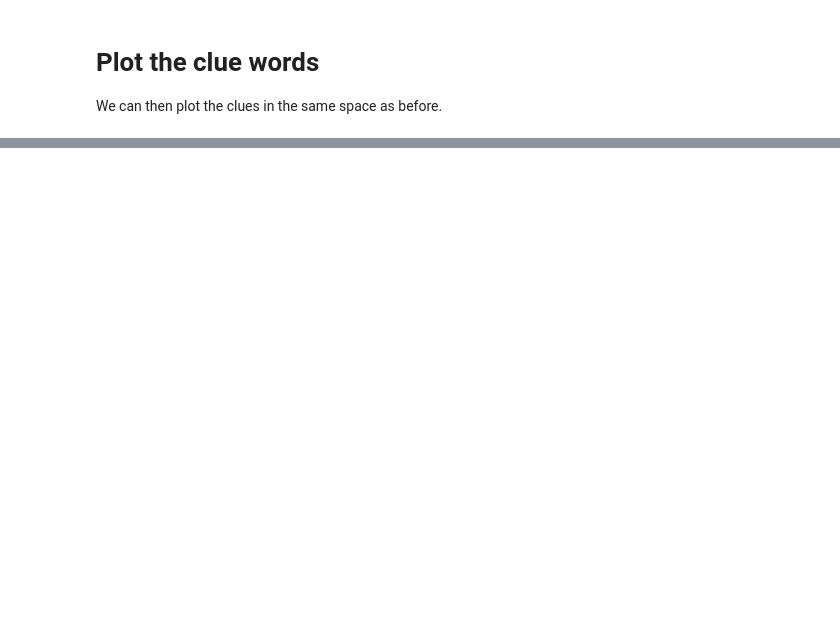
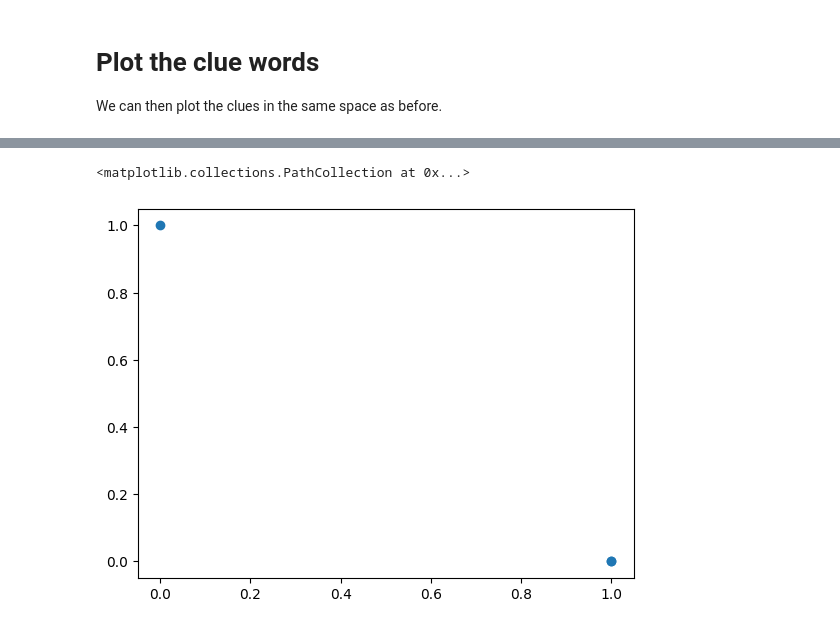
Before and after one commit to vej/codenames_game_AI, a Jupyter notebook: codenames.ipynb, the cells around one changed output, grey strips where cells are left out. Drawn from its saved outputs; the diff is of its cells as text; code cells hidden in the pictures; blank space fills up the shorter version.

```diff
--- a/codenames.ipynb
+++ b/codenames.ipynb
@@ -190,0 +209,5 @@ plot_3d(df_reduced, color_map)
+# %%
+plt.scatter(x = [1,1,0], y = [0,0,1])
+# %% [output]
+<matplotlib.collections.PathCollection at 0x...>
+[figure, added]
```
Also changed, not shown: parts of 2 cells of this notebook.
